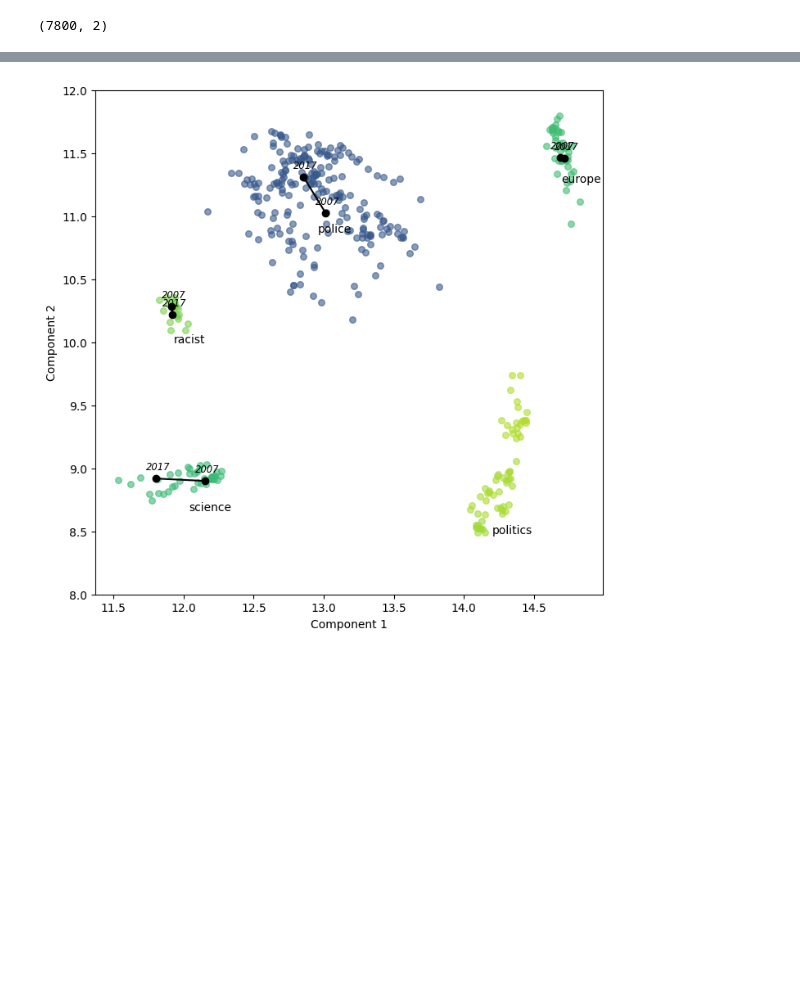
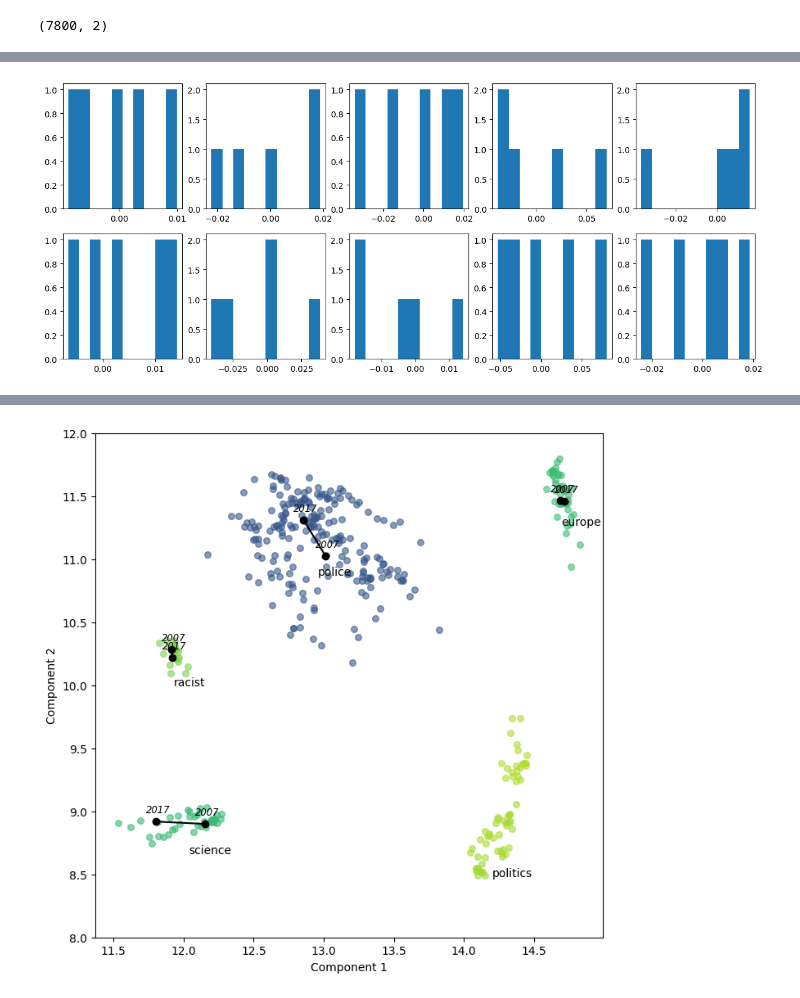
Before and after one commit to stmorse/dtm, a Jupyter notebook: notebooks/align.ipynb, the cells around one changed output, grey strips where cells are left out. Drawn from its saved outputs; the diff is of its cells as text; code cells hidden in the pictures; blank space fills up the shorter version.

```diff
--- a/notebooks/align.ipynb
+++ b/notebooks/align.ipynb
@@ -119,0 +174,10 @@ plt.show()
+# %%
+# test Hotelling T2 on RW w/ drift
+
+d = 10
+n = 50
+wt = np.random.multivariate_normal(np.zeros(d), np.eye(d), size=n)
+print(wt.shape)
+walk = np.cumsum(wt)
+t2, fs, pv = hotelling_t2_test(wt, mu0=np.zeros(d))
+print(f'{t2:.3f} - {fs:.3f} - {pv:.5f}')
@@ -119,0 +187,19 @@ plt.show()
+# %%
+for coi in np.unique(hdbs.labels_):
+    if coi == -1:
+        continue
+
+    idx = np.where(hdbs.labels_ == coi)[0]
+    if len(idx) < 5:
+        continue
+
+    # get time diffs
+    cmx = Cu[idx,:]
+    diffs = cmx[1:,:] - cmx[:-1,:]
+
+    # compute Hotelling T^2 test
+    try:
+        t2, fs, pv = hotelling_t2_test(diffs)
+        print(f'{coi} ({len(idx)}): {t2:.3f} - {fs:.3f} - {pv:.5f}')
+    except:
+        print(f'{coi}: error')
@@ -119,0 +224,6 @@ plt.show()
+# %%
+fig, axs = plt.subplots(2,5, figsize=(15,6))
+for i, ax in enumerate(axs.ravel()):
+    ax.hist(diffs[:,i])
+# %% [output]
+[figure, added]
```
Also changed, not shown: parts of 10 cells of this notebook, 4 other files.
